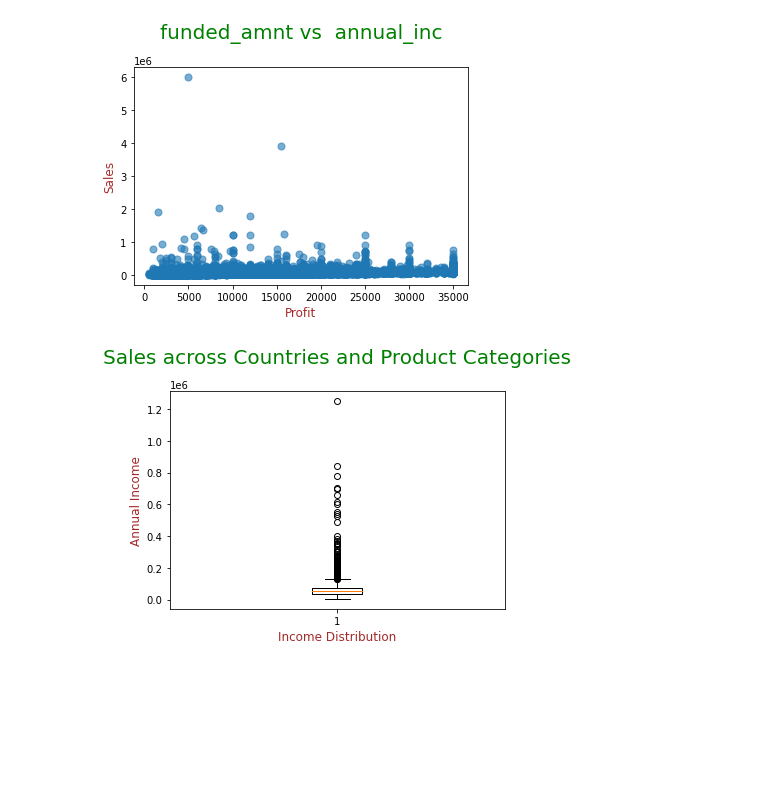
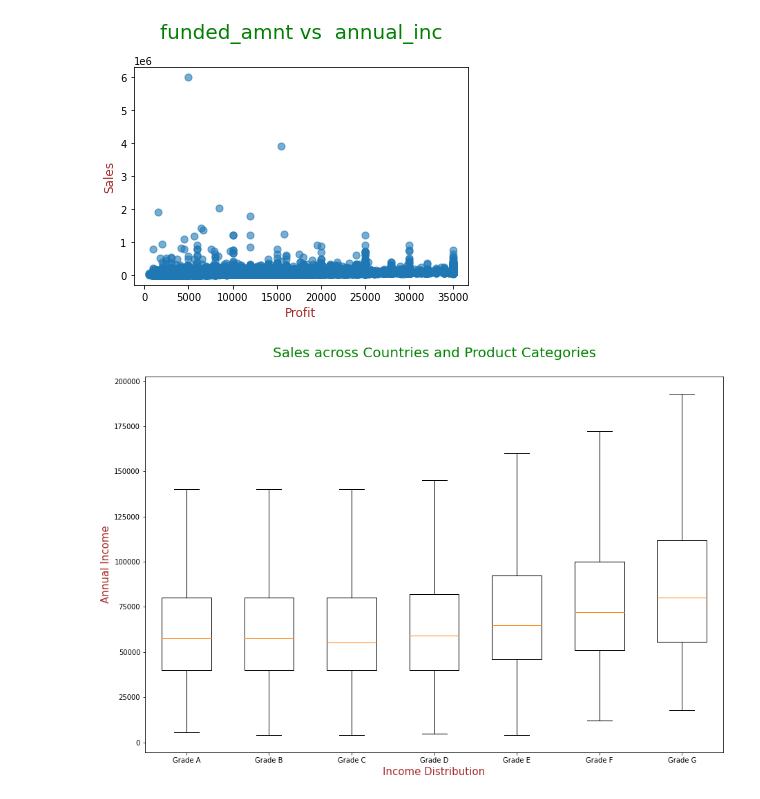
Before and after one commit to RatneshFlash/LendingClubCaseStudy, a Jupyter notebook: Lending_Club_Case_Study.ipynb, the cells around one changed output. Saved outputs shown, nothing was run; the diff lists cells and outputs as text; code cells hidden in the pictures; blank space fills up the shorter version.

Commit message:
Bivariate Analysis added
- Bar chart added
- Grade and Loan status relation mentioned

```diff
--- a/Lending_Club_Case_Study.ipynb
+++ b/Lending_Club_Case_Study.ipynb
@@ -184,19 +169,30 @@ Text(0, 0.5, 'Sales')
 [figure]
 # %%
 #print(loan_data.groupby(by='loan_status').mean())
+# %%
+income_grade_A = loan_data[loan_data['grade'] == 'A']
+income_grade_B = loan_data[loan_data['grade'] == 'B']
+income_grade_C = loan_data[loan_data['grade'] == 'C']
+income_grade_D = loan_data[loan_data['grade'] == 'D']
+income_grade_E = loan_data[loan_data['grade'] == 'E']
+income_grade_F = loan_data[loan_data['grade'] == 'F']
+income_grade_G = loan_data[loan_data['grade'] == 'G']
 # %%
-df_good = loan_data[loan_data['loan_status'] == 'Fully Paid']
-df_bad = loan_data[loan_data['loan_status'] == 'Charged Off']
+plt.figure(figsize=[15, 10])
 
-plt.boxplot([df_bad['annual_inc']])
+plt.boxplot([income_grade_A['annual_inc'], income_grade_B['annual_inc'], income_grade_C['annual_inc'], income_grade_D['annual_inc'],
+income_grade_E['annual_inc'], income_grade_F['annual_inc'], income_grade_G['annual_inc']],
+    showfliers=False, widths=(0.6))
 
 # Adding and formatting title
 plt.title("Sales across Countries and Product Categories\n", fontdict={'fontsize': 20, 'fontweight' : 5, 'color' : 'Green'})
 
 # Labeling Axes
-plt.xlabel("Income Distribution", fontdict={'fontsize': 12, 'fontweight' : 5, 'color' : 'Brown'})
-plt.ylabel("Annual Income", fontdict={'fontsize': 12, 'fontweight' : 5, 'color' : 'Brown'})
+plt.xlabel("Income Distribution", fontdict={'fontsize': 15, 'fontweight' : 10, 'color' : 'Brown'})
+plt.ylabel("Annual Income", fontdict={'fontsize': 15, 'fontweight' : 10, 'color' : 'Brown'})
+
+plt.xticks((1,2,3,4,5,6,7),["Grade A", "Grade B", "Grade C", "Grade D", "Grade E", "Grade F", "Grade G"])
 
 plt.show()
 # %% [output]
-[figure, old version]
+[figure, new version]
```
Also changed, not shown: parts of 18 cells of this notebook.
